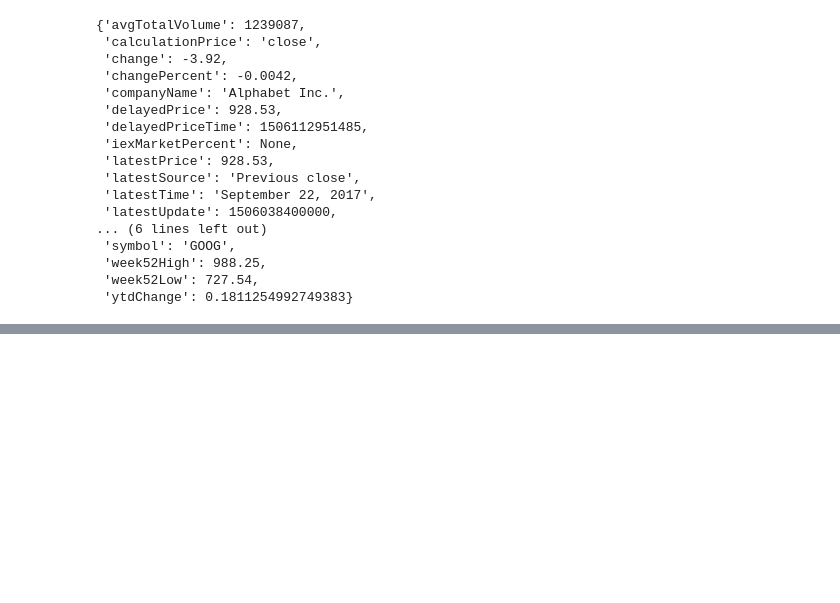
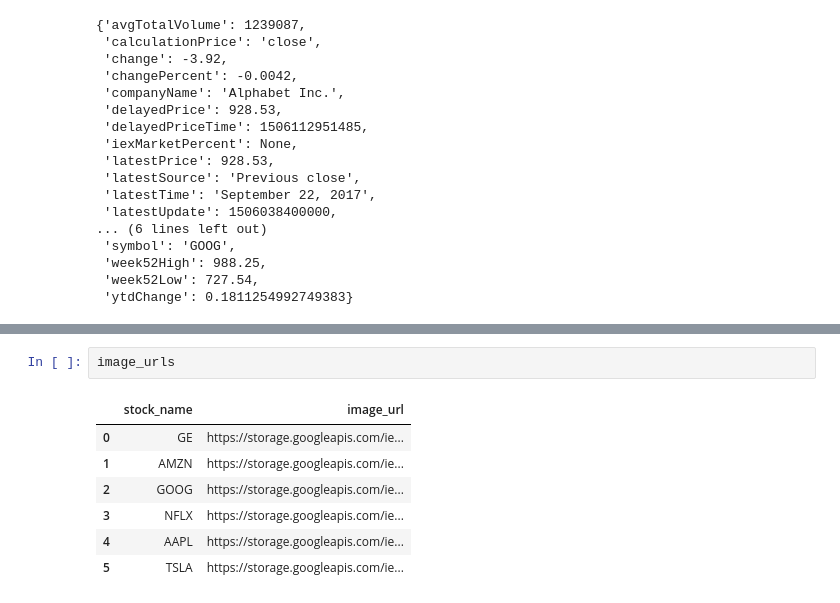
Before and after one commit to apryor6/stockstreamer, a Jupyter notebook: Untitled.ipynb, the cells around one changed output, grey strips where cells are left out. Cells and saved outputs as stored; diff of their text form; blank space fills up the shorter version.

```diff
--- a/Untitled.ipynb
+++ b/Untitled.ipynb
@@ -693,0 +718,10 @@ json.loads(l[0])
+# %%
+image_urls
+# %% [output]
+|  | stock_name | image_url |
+| 0 | GE | https://storage.googleapis.com/ie... |
+| 1 | AMZN | https://storage.googleapis.com/ie... |
+| 2 | GOOG | https://storage.googleapis.com/ie... |
+| 3 | NFLX | https://storage.googleapis.com/ie... |
+| 4 | AAPL | https://storage.googleapis.com/ie... |
+| 5 | TSLA | https://storage.googleapis.com/ie... |
```
Also changed, not shown: parts of 12 cells of this notebook, 2 other files.
